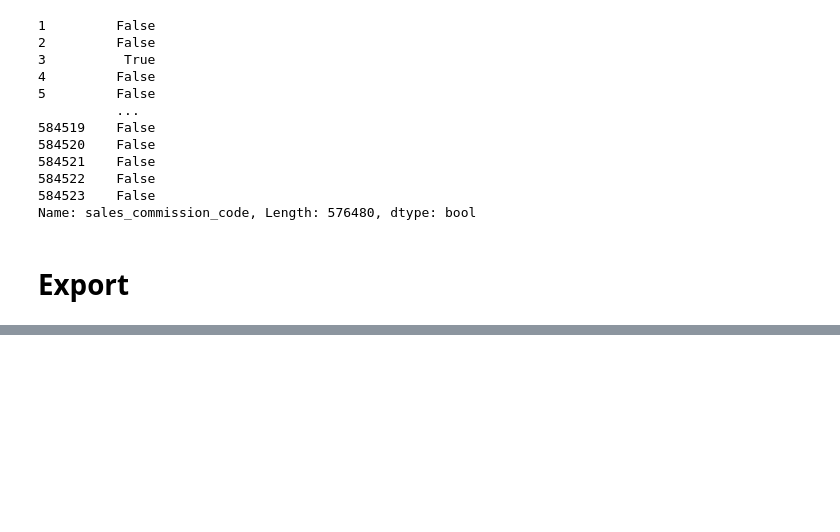
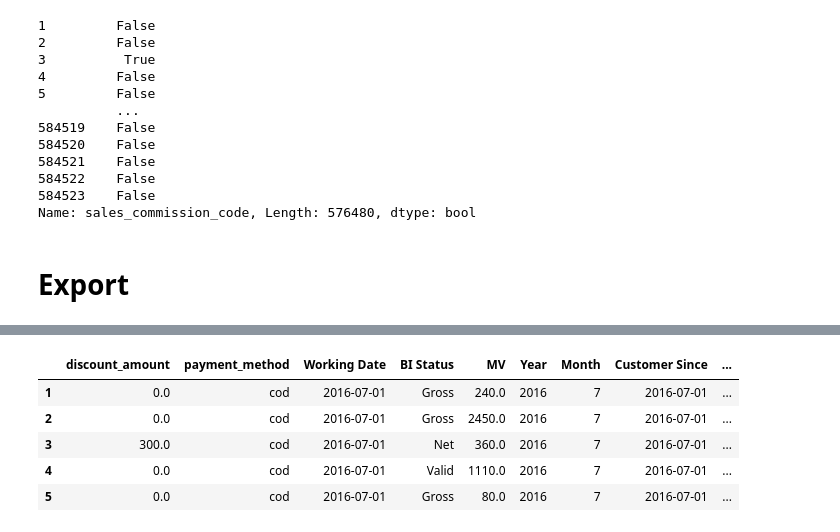
Before and after one commit to torchlightwizard/Data-Analysis-Pakistan-Ecommerce, a Jupyter notebook: notebooks/preprocessing.ipynb, the cells around one changed output, grey strips where cells are left out. Cells and saved outputs as stored; diff of their text form; code cells hidden in the pictures; blank space fills up the shorter version.

```diff
--- a/notebooks/preprocessing.ipynb
+++ b/notebooks/preprocessing.ipynb
@@ -370 +446,10 @@ Name: sales_commission_code, Length: 576480, dtype: bool
+# %%
+data.head().iloc[:, 10:]
+# %% [output]
+|  | discount_amount | payment_method | Working Date | BI Status | MV | Year | Month | Customer Since | ... |
+| 1 | 0.0 | cod | 2016-07-01 | Gross | 240.0 | 2016 | 7 | 2016-07-01 | ... |
+| 2 | 0.0 | cod | 2016-07-01 | Gross | 2450.0 | 2016 | 7 | 2016-07-01 | ... |
+| 3 | 300.0 | cod | 2016-07-01 | Net | 360.0 | 2016 | 7 | 2016-07-01 | ... |
+| 4 | 0.0 | cod | 2016-07-01 | Valid | 1110.0 | 2016 | 7 | 2016-07-01 | ... |
+| 5 | 0.0 | cod | 2016-07-01 | Gross | 80.0 | 2016 | 7 | 2016-07-01 | ... |
 # %%
```
Also changed, not shown: parts of 9 cells of this notebook, 2 other files.
